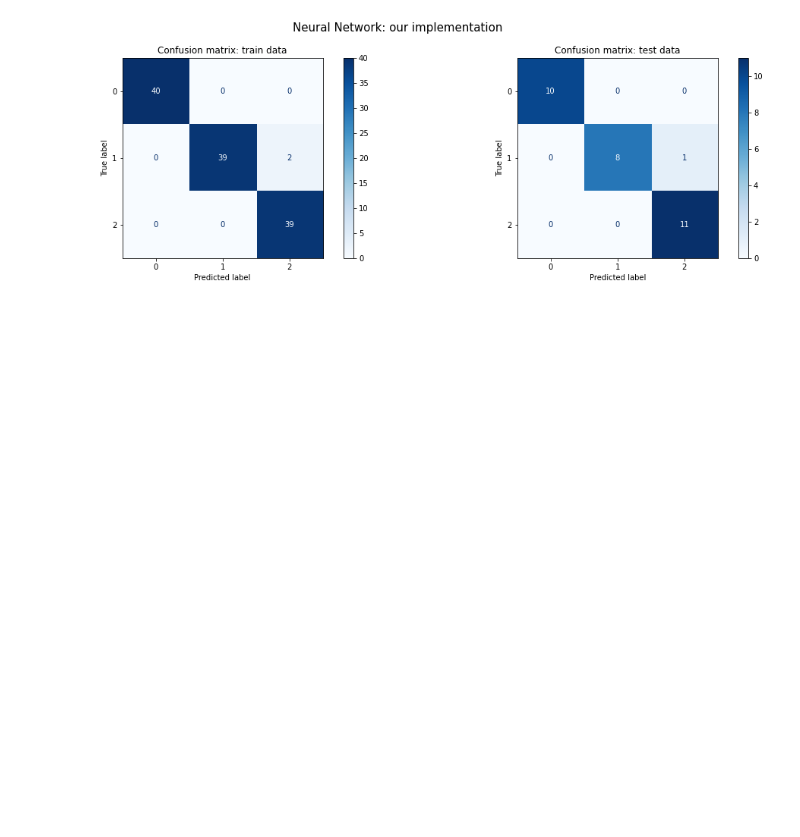
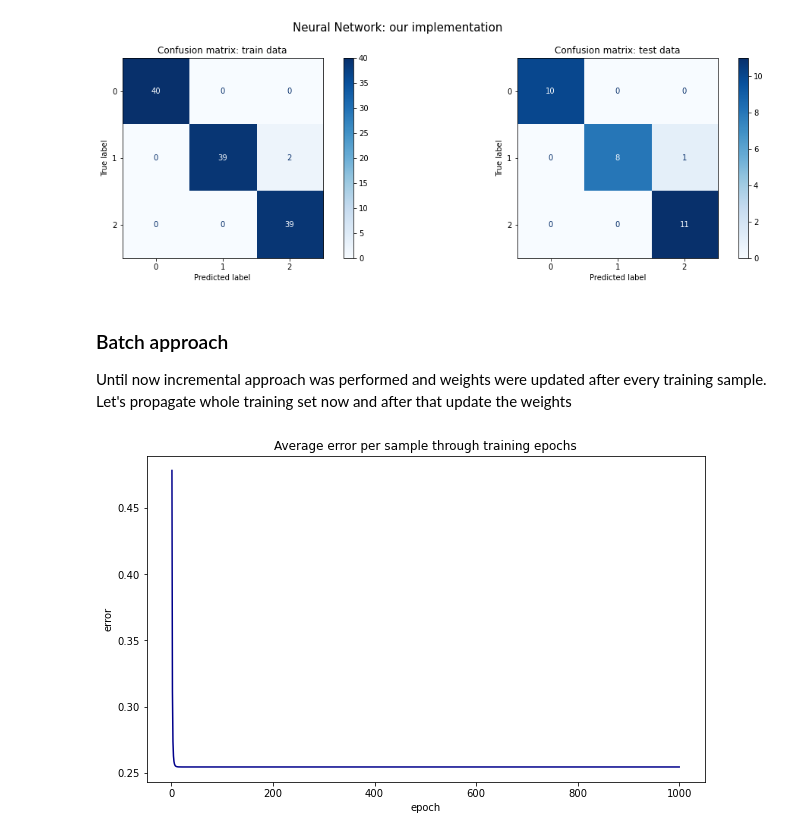
Before and after one commit to nadiaverdha/MachineLearningEx2, a Jupyter notebook: nn_from_scratch.ipynb, the cells around one changed output. Cells and saved outputs as stored; diff of their text form; code cells hidden in the pictures; blank space fills up the shorter version.

```diff
--- a/nn_from_scratch.ipynb
+++ b/nn_from_scratch.ipynb
@@ -405,3 +429,37 @@ Precision on train:  0.9833333333333333
 Precision on test:  0.9666666666666667
 ##################################################
 [figure]
+# %% [markdown]
+### Batch approach
+Until now incremental approach was performed and weights were updated after every training sample. Let's propagate whole training set now and after that update the weights
+# %%
+# Encoded values
+from sklearn.preprocessing import OneHotEncoder
+iris = load_iris()
+X = iris.data
+y = iris.target
+
+encoder = OneHotEncoder(sparse = False)
+y_reshaped = y.reshape(-1,1)
+y_encoded = encoder.fit_transform(y_reshaped)
+
+X_train, X_test, y_train, y_test = train_test_split(iris.data, y_encoded, test_size=0.2, random_state=42)
+# %%
+# network
+net = Network()
+net.add(FCLayer(4, 5))
+net.add(ActivationLayer(tanh, tanh_prime))
+net.add(FCLayer(5, 3))
+net.add(ActivationLayer(tanh, tanh_prime))
+net.add(FCLayer(3, 3))
+net.add(ActivationLayer(tanh, tanh_prime))
+net.add(FCLayer(3, 3))
+net.add(ActivationLayer(tanh, tanh_prime))
+
+# train
+net.use(mse, mse_prime)
+
+err_vect = net.fit_batch(X_train, y_train, epochs=1000, learning_rate=0.1)
+net.plot_error_curve(err_vect)
+# %% [output]
+[figure, added]
```
Also changed, not shown: parts of 7 cells of this notebook.
